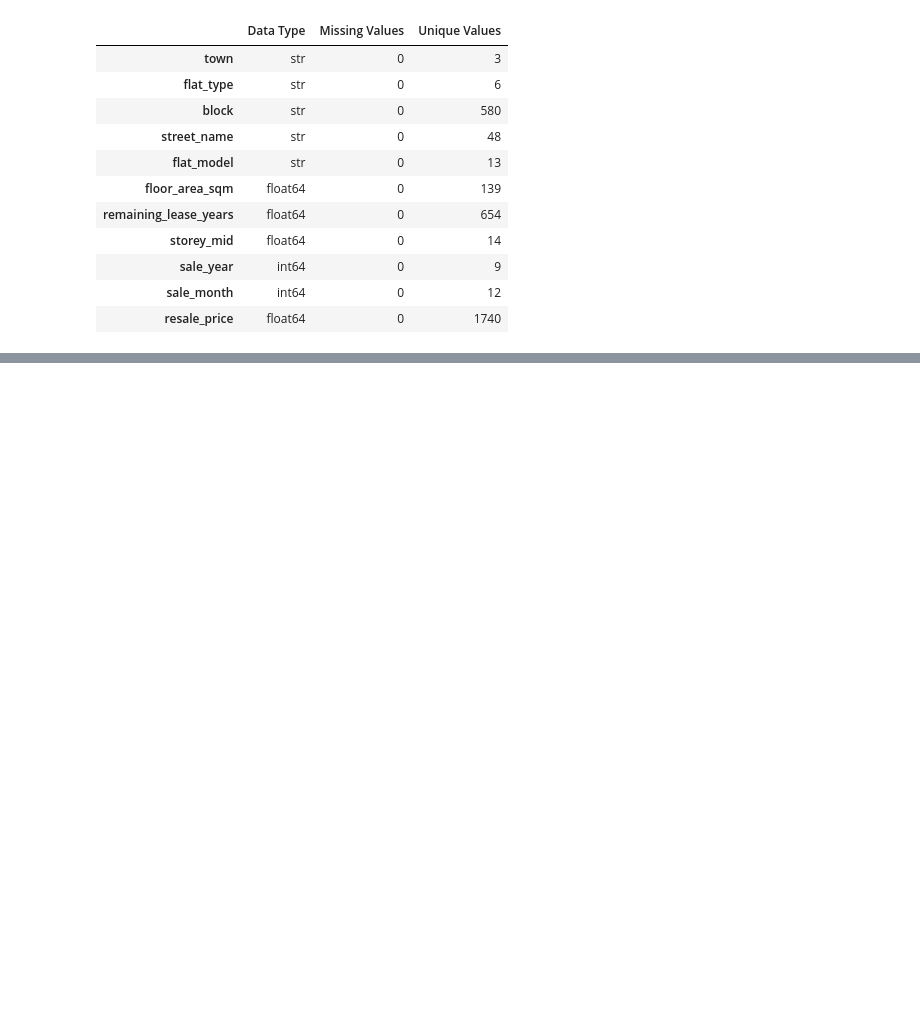
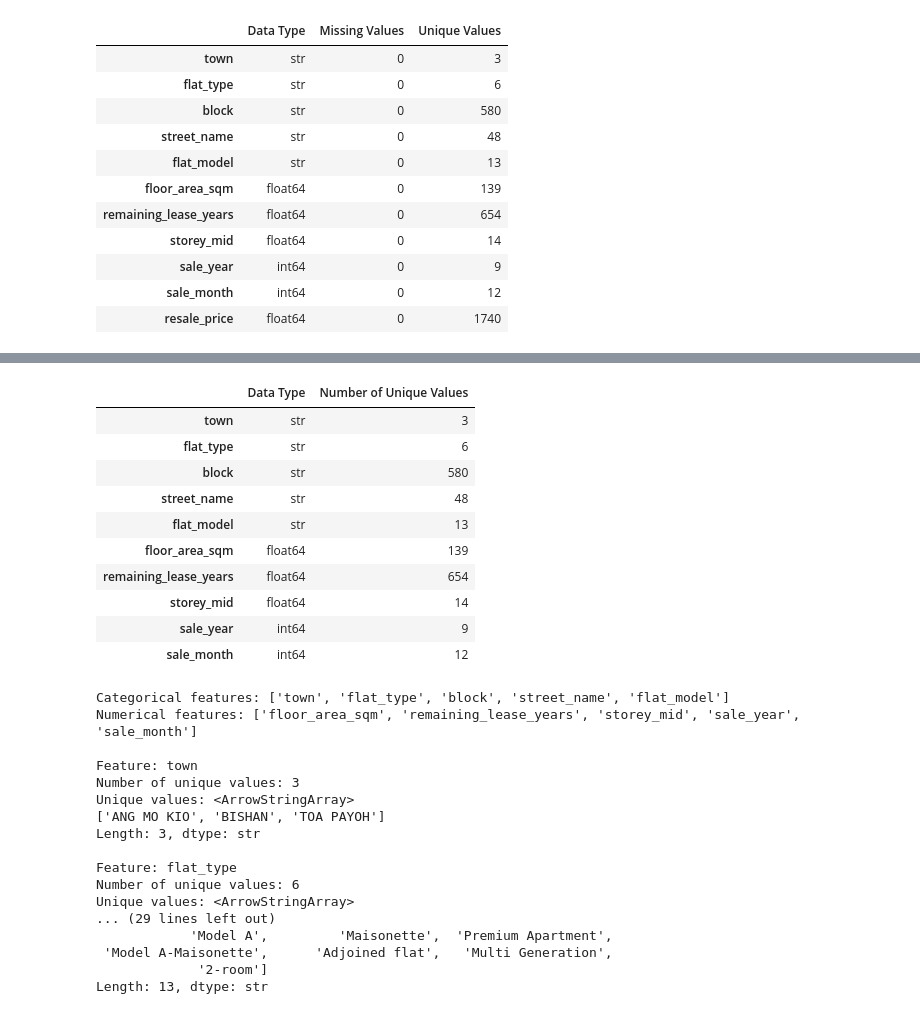
Before and after one commit to zephen1234/mldp-project, a Jupyter notebook: MLDP Program Codes Submission .ipynb, the cells around one changed output, grey strips where cells are left out. Cells and saved outputs as stored; diff of their text form; code cells hidden in the pictures; blank space fills up the shorter version.

```diff
--- a/MLDP Program Codes Submission .ipynb
+++ b/MLDP Program Codes Submission .ipynb
@@ -442,0 +485,62 @@ Target: resale_price
+# %%
+# Check the data type and number of unique values for each input feature
+feature_summary = pd.DataFrame({
+    'Data Type': X.dtypes,
+    'Number of Unique Values': X.nunique()
+})
+
+display(feature_summary)
+
+
+# Automatically identify categorical and numerical features
+categorical_features = X.select_dtypes(
+    include=['object', 'category', 'string']
+).columns.tolist()
+
+numerical_features = X.select_dtypes(
+    exclude=['object', 'category', 'string']
+).columns.tolist()
+
+print("Categorical features:", categorical_features)
+print("Numerical features:", numerical_features)
+
+# Inspect the unique values in each categorical feature
+for feature in categorical_features:
+    unique_values = X[feature].dropna().unique()
+    unique_count = X[feature].nunique()
+
+    print(f"\nFeature: {feature}")
+    print(f"Number of unique values: {unique_count}")
+    print("Unique values:", unique_values[:20])
+
+    if unique_count > 20:
+        print("(Only the first 20 unique values are shown.)")
+# %% [output]
+|  | Data Type | Number of Unique Values |
+| town | str | 3 |
+| flat_type | str | 6 |
+| block | str | 580 |
+| street_name | str | 48 |
+| flat_model | str | 13 |
+| floor_area_sqm | float64 | 139 |
+| remaining_lease_years | float64 | 654 |
+| storey_mid | float64 | 14 |
+| sale_year | int64 | 9 |
+| sale_month | int64 | 12 |
+Categorical features: ['town', 'flat_type', 'block', 'street_name', 'flat_model']
+Numerical features: ['floor_area_sqm', 'remaining_lease_years', 'storey_mid', 'sale_year', 'sale_month']
+
+Feature: town
+Number of unique values: 3
+Unique values: <ArrowStringArray>
+['ANG MO KIO', 'BISHAN', 'TOA PAYOH']
+Length: 3, dtype: str
+
+Feature: flat_type
+Number of unique values: 6
+Unique values: <ArrowStringArray>
+... (29 lines left out)
+            'Model A',         'Maisonette',  'Premium Apartment',
+ 'Model A-Maisonette',      'Adjoined flat',   'Multi Generation',
+             '2-room']
+Length: 13, dtype: str
```
Also changed, not shown: parts of 45 cells of this notebook.
